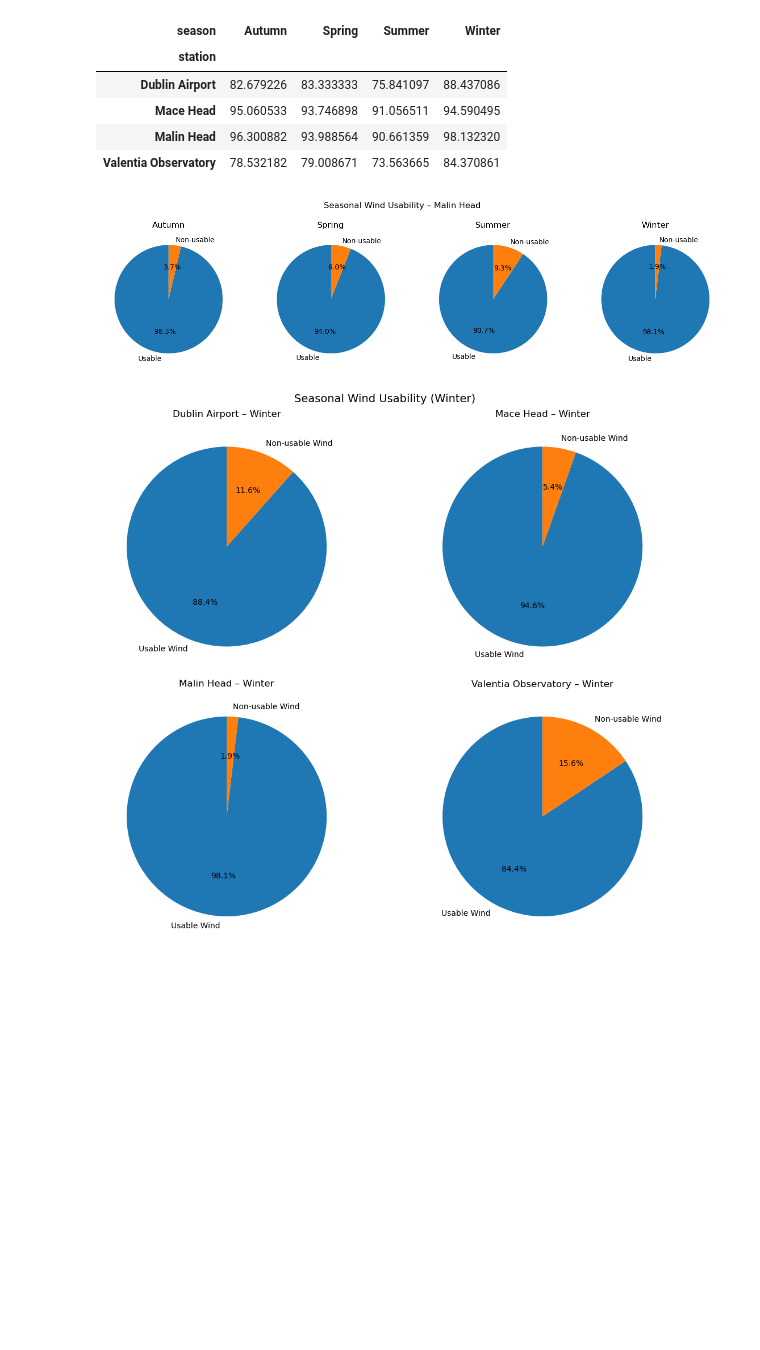
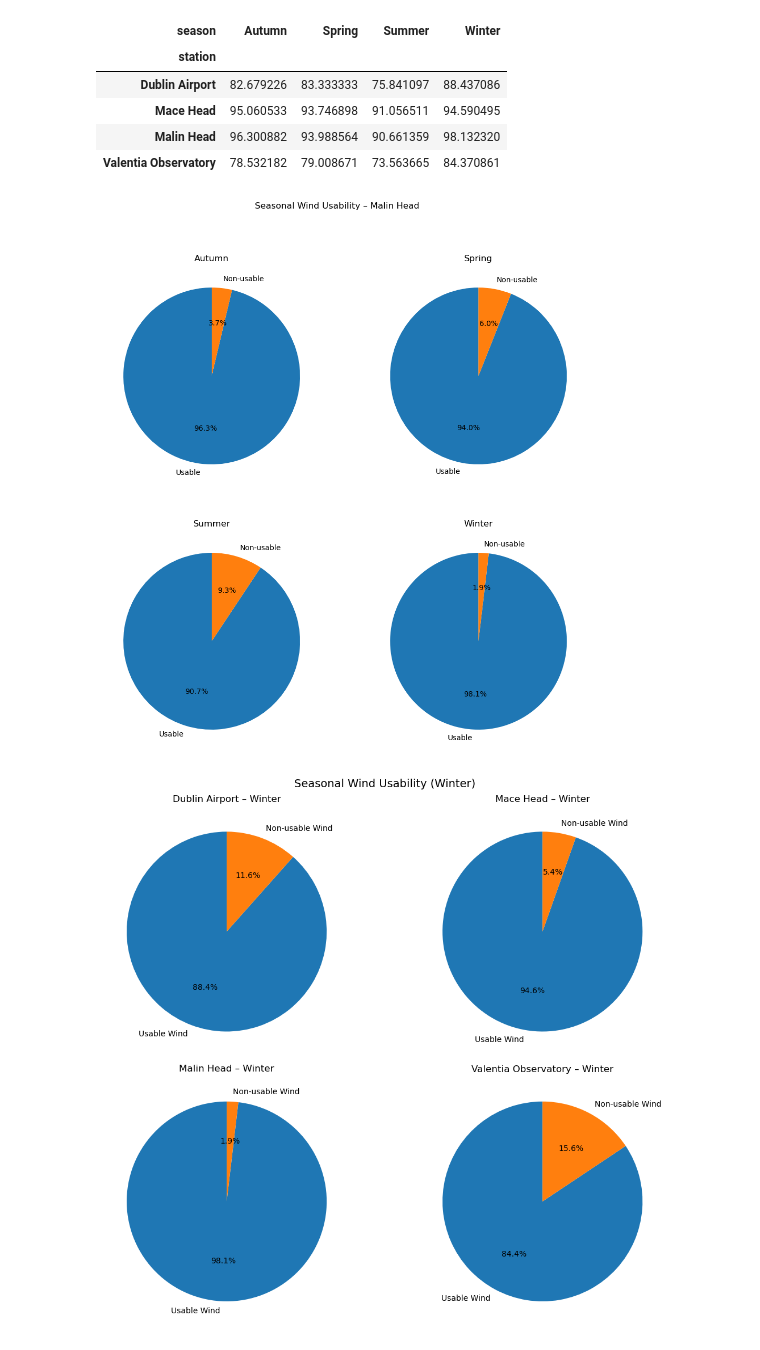
Before and after one commit to fin81985/PFDA-Project, a Jupyter notebook: wind_analysis.ipynb, the cells around one changed output. Saved outputs shown, nothing was run; the diff lists cells and outputs as text; code cells hidden in the pictures; blank space fills up the shorter version.

```diff
--- a/wind_analysis.ipynb
+++ b/wind_analysis.ipynb
@@ -177,23 +177,25 @@ seasonal_usable
 # %%
 # Seasonal pie charts for a malin head station
 
 station = 'Malin Head'
 
 usable = seasonal_usable.loc[station]
 non_usable = 100 - usable
 
-fig, axes = plt.subplots(1, 4, figsize=(16,4))
+fig, axes = plt.subplots(2, 2, figsize=(12, 12))
+axes = axes.flatten()
+
 for i, s in enumerate(usable.index):
     axes[i].pie([usable[s], non_usable[s]],
                 labels=['Usable','Non-usable'],
                 autopct='%1.1f%%',
                 startangle=90)
     axes[i].set_title(s)
 
 plt.suptitle(f'Seasonal Wind Usability – {station}')
 plt.show()
 # %% [output]
-[figure, old version]
+[figure, new version]
 # %%
 # Plot seasonal usable wind as pie charts
 
```
